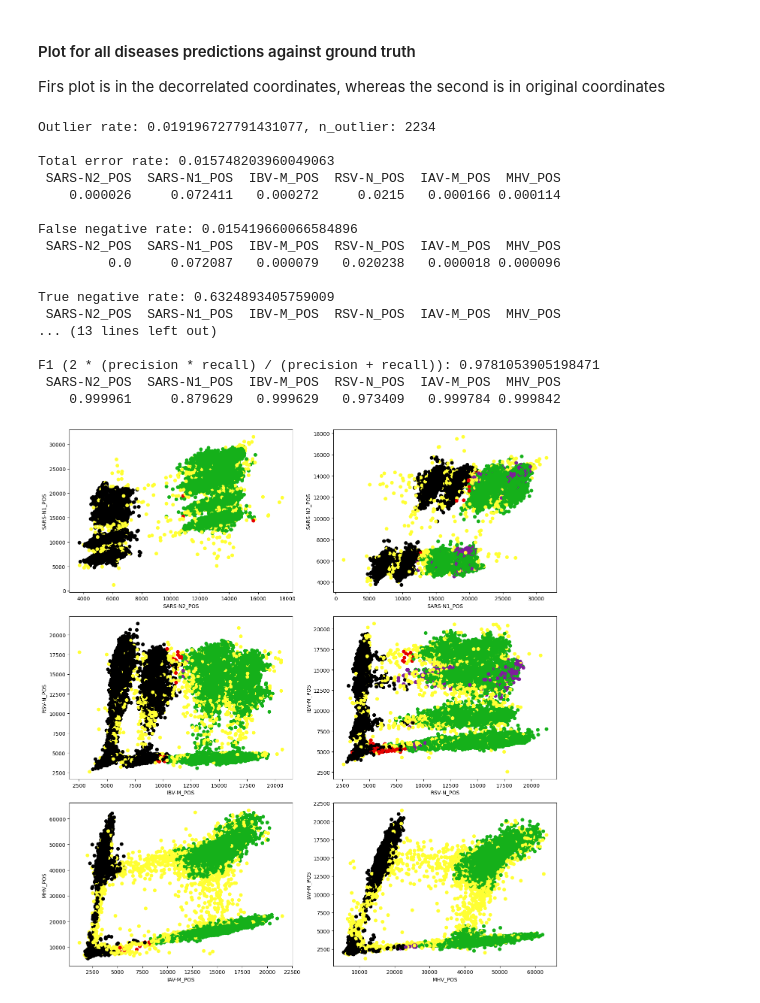
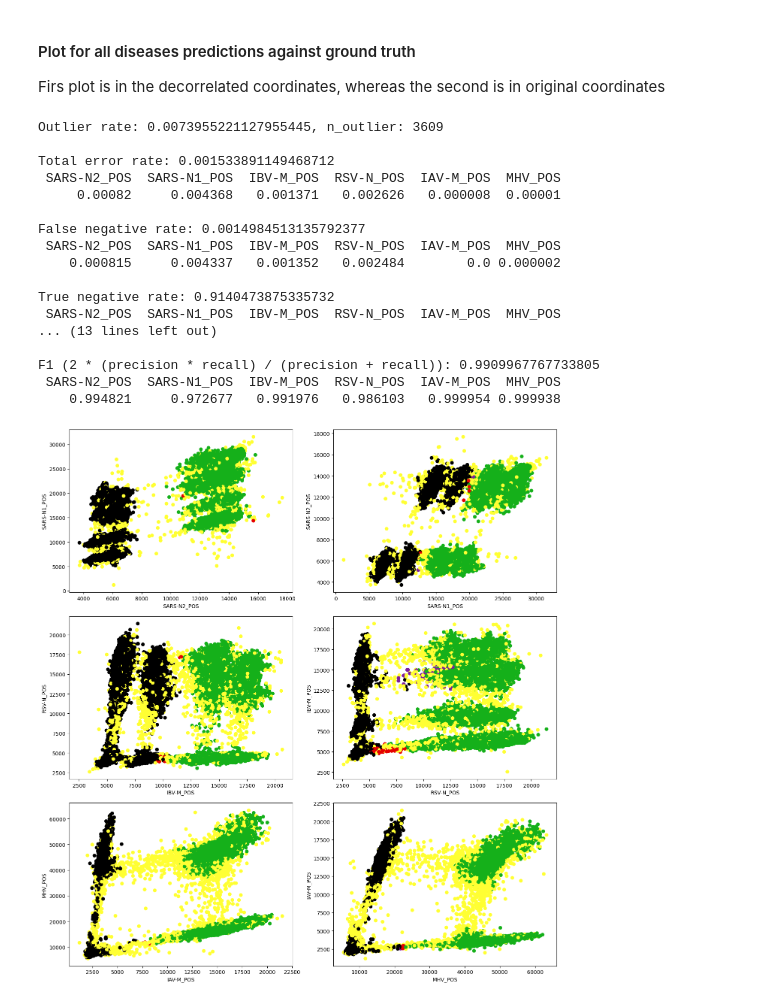
Before and after one commit to ncograf/pcr-classification, a Jupyter notebook: code/hierarchy/cluster_hierarchy_mean_classifier_dillution.ipynb, the cells around one changed output. Cells and saved outputs as stored; diff of their text form; code cells hidden in the pictures.

Commit message:
Add experiments for new validation

```diff
--- a/code/hierarchy/cluster_hierarchy_mean_classifier_dillution.ipynb
+++ b/code/hierarchy/cluster_hierarchy_mean_classifier_dillution.ipynb
@@ -62,11 +62,11 @@ np_negative_control = df_negative_control.to_numpy()
 # %%
 # fix clustering algorithm
 prediction_axis = ['SARS-N2_POS','SARS-N1_POS','IBV-M_POS','RSV-N_POS','IAV-M_POS','MHV_POS']
-cluster_engine = cluster.DBSCAN(eps=1500, n_jobs=8)
+cluster_engine = cluster.DBSCAN(eps=1200, n_jobs=8)
 decision = decision_lib.ClusterHierarchyMeanClassifier(
                                      negative_control=np_negative_control,
                                      cluster_algorithm=cluster_engine,
-                                     eps=0.29,
+                                     eps=0.26,
                                      prediction_axis=prediction_axis,
                                      )
 df_decision = decision.predict(np_di)
@@ -84,43 +84,45 @@ df_decision = decision.predict(np_di)
 Firs plot is in the decorrelated coordinates, whereas the second is in original coordinates
 # %%
 
-df_data_points = pd.DataFrame(data=decision.X_no_neg, columns=prediction_axis)
-df_predictions = df_decision.iloc[decision.mask,:]
-df_ground_trouth = df_di.iloc[decision.mask,:]
+df_data_points = pd.DataFrame(data=decision.X, columns=prediction_axis)
+df_predictions = df_decision
+df_ground_trouth = df_di
 selected_pairs = [
                 ('SARS-N2_POS','SARS-N1_POS'),
                 ('SARS-N1_POS','SARS-N2_POS'),
                 ('IBV-M_POS','RSV-N_POS'),
                 ('RSV-N_POS','IBV-M_POS'),
                 ('IAV-M_POS','MHV_POS'),
                 ('MHV_POS','IAV-M_POS'),
                 ]
+mask = decision.X_no_neg_mask
 
-validation_lib.validate_labels(df_ground_trouth, df_predictions)
+validation_lib.validate_labels(df_di, df_decision, mask = decision.clusters_all >= 0)
 
 plot_lib.plot_pairwise_selection(
         df_data_points,
         df_predictions,
         df_ground_trouth,
         selected_pairs,
         n_cols=2,
+        mask=mask,
         )
 # %% [output]
-Outlier rate: 0.019196727791431077, n_outlier: 2234
+Outlier rate: 0.0073955221127955445, n_outlier: 3609
 
-Total error rate: 0.015748203960049063
+Total error rate: 0.001533891149468712
  SARS-N2_POS  SARS-N1_POS  IBV-M_POS  RSV-N_POS  IAV-M_POS  MHV_POS
-    0.000026     0.072411   0.000272     0.0215   0.000166 0.000114
+     0.00082     0.004368   0.001371   0.002626   0.000008  0.00001
 
-False negative rate: 0.015419660066584896
+False negative rate: 0.0014984513135792377
  SARS-N2_POS  SARS-N1_POS  IBV-M_POS  RSV-N_POS  IAV-M_POS  MHV_POS
-         0.0     0.072087   0.000079   0.020238   0.000018 0.000096
+    0.000815     0.004337   0.001352   0.002484        0.0 0.000002
 
-True negative rate: 0.6324893405759009
+True negative rate: 0.9140473875335732
  SARS-N2_POS  SARS-N1_POS  IBV-M_POS  RSV-N_POS  IAV-M_POS  MHV_POS
 ... (13 lines left out)
 
-F1 (2 * (precision * recall) / (precision + recall)): 0.9781053905198471
+F1 (2 * (precision * recall) / (precision + recall)): 0.9909967767733805
  SARS-N2_POS  SARS-N1_POS  IBV-M_POS  RSV-N_POS  IAV-M_POS  MHV_POS
-    0.999961     0.879629   0.999629   0.973409   0.999784 0.999842
+    0.994821     0.972677   0.991976   0.986103   0.999954 0.999938
-[figure, old version]
+[figure, new version]
```
Also changed, not shown: parts of 1 cell of this notebook, 3 other files.
